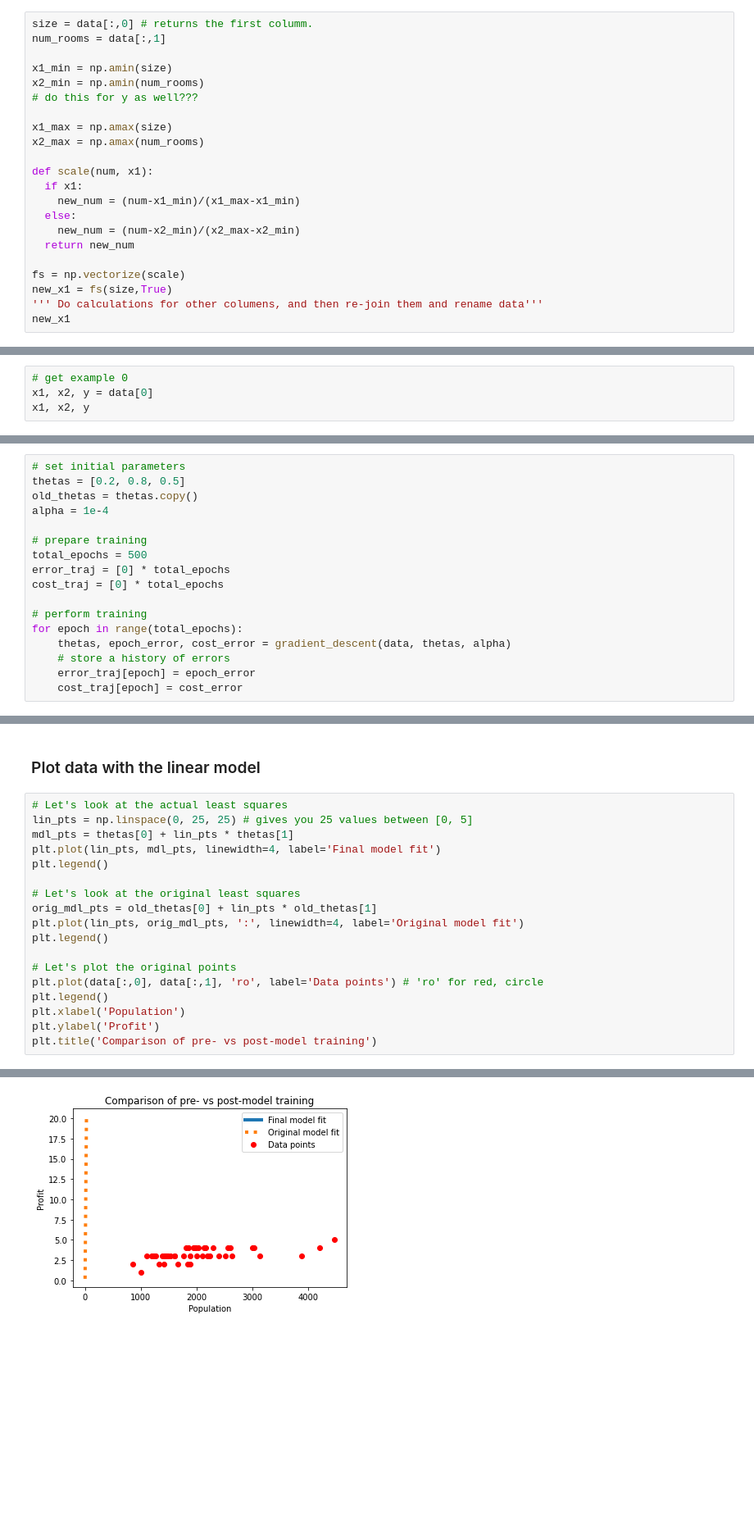
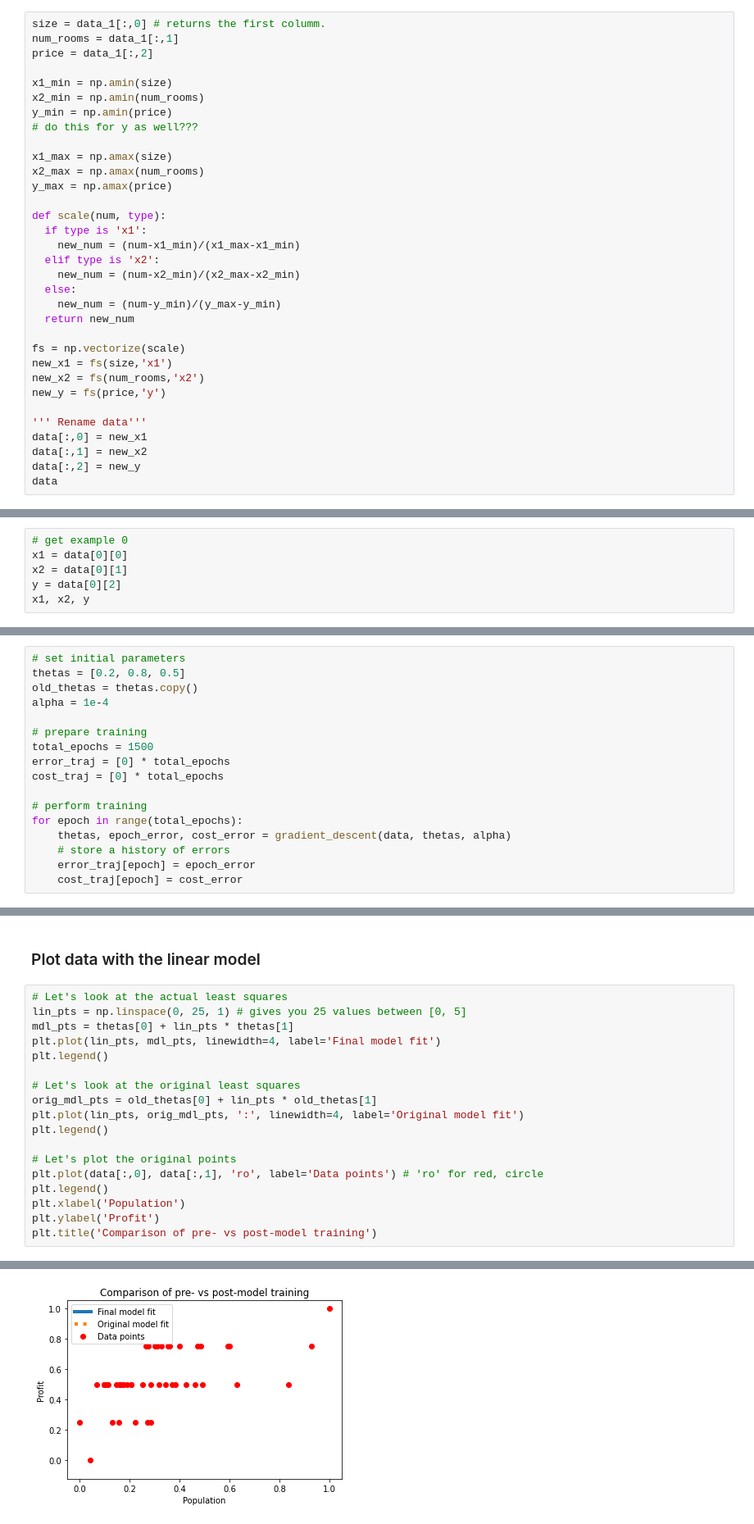
Before and after one commit to gentryae/ML_classwork, a Jupyter notebook: A8_pt2.ipynb, the cells around one changed output, grey strips where cells are left out. Shown: that part at 82% size. Drawn from its saved outputs; the diff is of its cells as text; blank space fills up the shorter version.

```diff
--- a/A8_pt2.ipynb
+++ b/A8_pt2.ipynb
@@ -38,25 +38,36 @@ array([[2.10400e+03, 3.00000e+00, 3.99900e+05],
 
 $$x_{new} = \frac{x-x_{min}}{x_{max}-x_{min}}$$
 # %%
-size = data[:,0] # returns the first columm.
-num_rooms = data[:,1]
+size = data_1[:,0] # returns the first columm.
+num_rooms = data_1[:,1]
+price = data_1[:,2]
 
 x1_min = np.amin(size)
 x2_min = np.amin(num_rooms)
+y_min = np.amin(price)
 # do this for y as well???
 
 x1_max = np.amax(size)
 x2_max = np.amax(num_rooms)
+y_max = np.amax(price)
 
-def scale(num, x1):
-  if x1:
+def scale(num, type):
+  if type is 'x1':
     new_num = (num-x1_min)/(x1_max-x1_min)
+  elif type is 'x2':
+    new_num = (num-x2_min)/(x2_max-x2_min)
   else:
-    new_num = (num-x2_min)/(x2_max-x2_min)
+    new_num = (num-y_min)/(y_max-y_min)
   return new_num
 
 fs = np.vectorize(scale)
-new_x1 = fs(size,True)
-''' Do calculations for other columens, and then re-join them and rename data'''
-new_x1
+new_x1 = fs(size,'x1')
+new_x2 = fs(num_rooms,'x2')
+new_y = fs(price,'y')
+
+''' Rename data'''
+data[:,0] = new_x1
+data[:,1] = new_x2
+data[:,2] = new_y
+data
 # %% [output]
@@ -86,6 +108,8 @@ theta_1 = 0.8
 theta_2 = 0.5
 # %%
 # get example 0
-x1, x2, y = data[0]
+x1 = data[0][0]
+x2 = data[0][1]
+y = data[0][2]
 x1, x2, y
 # %% [output]
@@ -238,7 +262,7 @@ old_thetas = thetas.copy()
 alpha = 1e-4
 
 # prepare training
-total_epochs = 500
+total_epochs = 1500
 error_traj = [0] * total_epochs
 cost_traj = [0] * total_epochs
 
@@ -290,22 +314,22 @@ plt.title('Model Training - Cost');
 ### Plot data with the linear model
 # %%
 # Let's look at the actual least squares
-lin_pts = np.linspace(0, 25, 25) # gives you 25 values between [0, 5]
+lin_pts = np.linspace(0, 25, 1) # gives you 25 values between [0, 5]
 mdl_pts = thetas[0] + lin_pts * thetas[1]
 plt.plot(lin_pts, mdl_pts, linewidth=4, label='Final model fit')
 plt.legend()
 
 # Let's look at the original least squares
 orig_mdl_pts = old_thetas[0] + lin_pts * old_thetas[1]
 plt.plot(lin_pts, orig_mdl_pts, ':', linewidth=4, label='Original model fit')
 plt.legend()
 
 # Let's plot the original points
 plt.plot(data[:,0], data[:,1], 'ro', label='Data points') # 'ro' for red, circle
 plt.legend()
 plt.xlabel('Population')
 plt.ylabel('Profit')
 plt.title('Comparison of pre- vs post-model training')
 # %% [output]
 Text(0.5, 1.0, 'Comparison of pre- vs post-model training')
-[figure, old version]
+[figure, new version]
```
Also changed, not shown: parts of 15 cells of this notebook.
